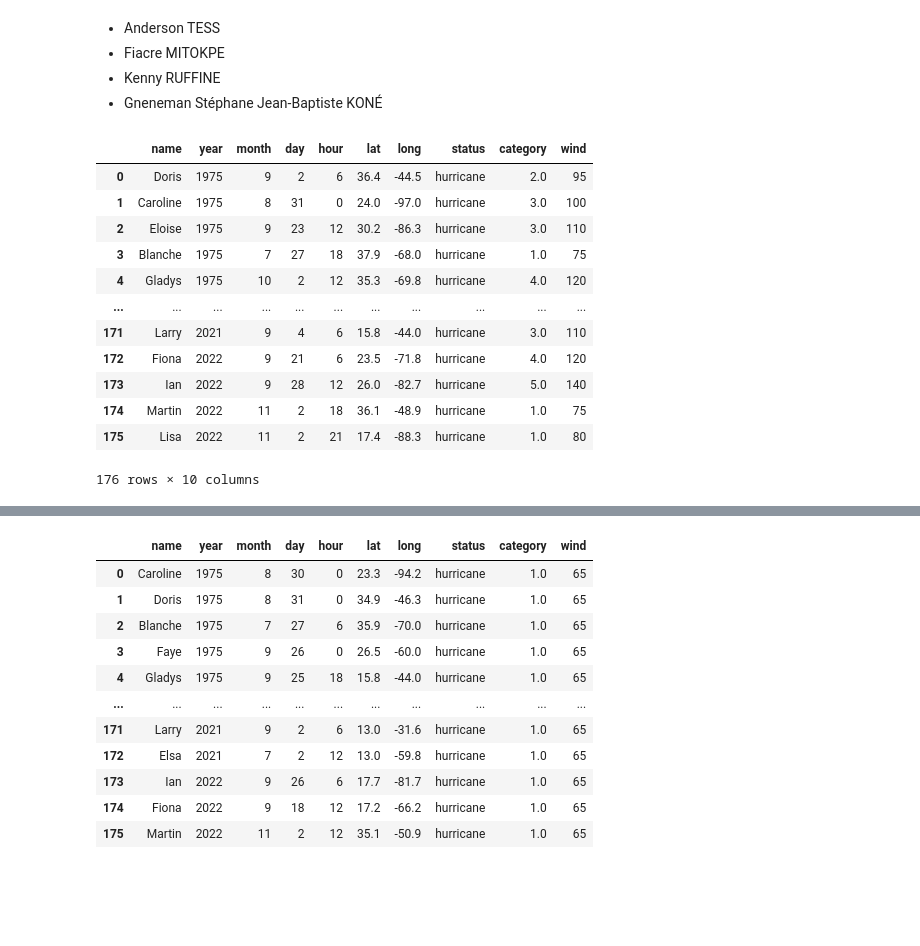
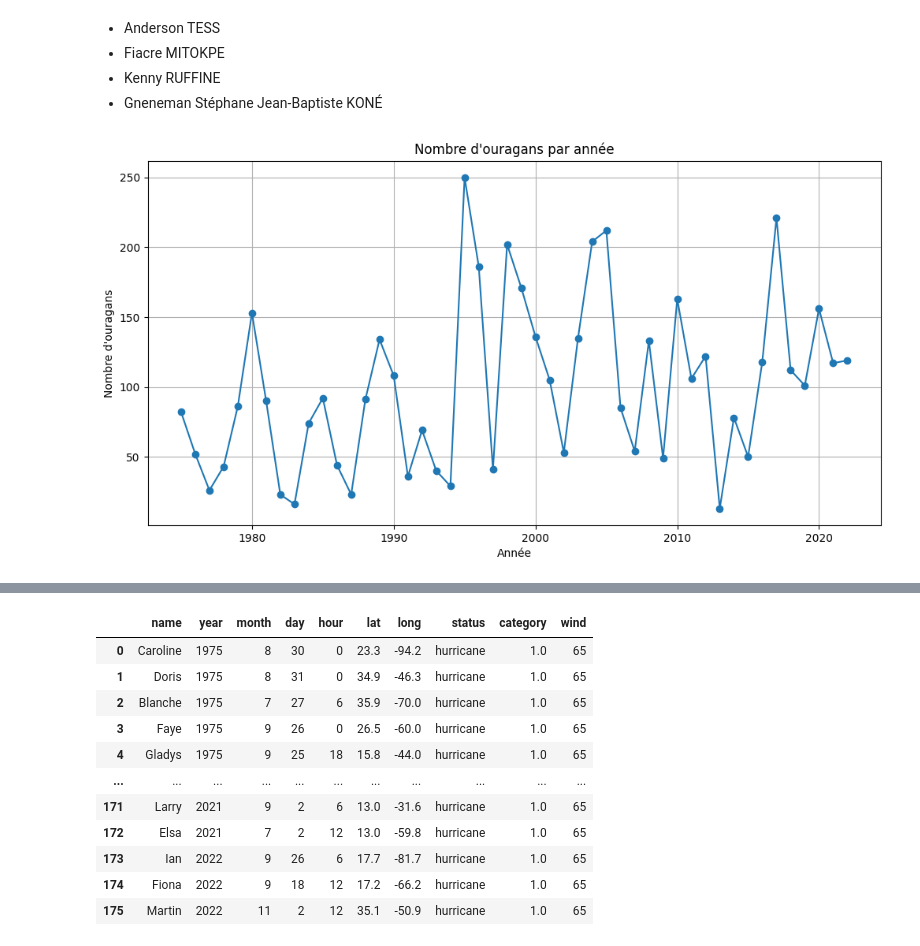
Before and after one commit to andersontess/Projet-Bio-Info, a Jupyter notebook: tess_mitopke_ruffine_kone.ipynb, the cells around one changed output, grey strips where cells are left out. Drawn from its saved outputs; the diff is of its cells as text; code cells hidden in the pictures; blank space fills up the shorter version.

```diff
--- a/tess_mitopke_ruffine_kone.ipynb
+++ b/tess_mitopke_ruffine_kone.ipynb
@@ -15,34 +15,22 @@ import seaborn as sns
 # %%
 #Dataset sur les cyclones (certaines lignes ont plus de virgules, c'est pourquoi on "skip" dans les bad_lines)
 df2 = pd.read_csv("storms (1).csv", sep=",", engine="python", on_bad_lines="skip")
 df2 = df2.drop(columns=["tropicalstorm_force_diameter", "hurricane_force_diameter", "pressure"]) # colonnes qu'on veut supprimer
 df2 = df2[df2["status"] == "hurricane"] # on regarde que les ouragans pour le moment
 
 # On garde que les moments min et max du vent pour chaque ouragan
 df2["wind"] = pd.to_numeric(df2["wind"], errors="coerce")
 
-# MAX WIND SPEEDS
-df2_max = df2.loc[df2.groupby("name")["wind"].idxmax()] # on groupe les ouragans par nom, puis on garde le moment ou le vent est au max
+# Comptage du nombre d'ouragans par année
+hurricanes_per_year = df2["year"].value_counts().sort_index()
 
-# On trie le dataset par annee
-df2_max = df2_max.sort_values(by="year", ascending=True)
-
-# on reset l'index pour faire plus propre
-df2_max = df2_max.reset_index(drop=True)
-
-# on affiche le dataset
-df2_max
+# Tracé du graphique
+plt.figure(figsize=(12, 6))
+plt.plot(hurricanes_per_year.index, hurricanes_per_year.values, marker='o', linestyle='-')
+plt.xlabel("Année")
+plt.ylabel("Nombre d'ouragans")
+plt.title("Nombre d'ouragans par année")
+plt.grid(True)
+plt.show()
 # %% [output]
-|  | name | year | month | day | hour | lat | long | status | category | wind |
-| 0 | Doris | 1975 | 9 | 2 | 6 | 36.4 | -44.5 | hurricane | 2.0 | 95 |
-| 1 | Caroline | 1975 | 8 | 31 | 0 | 24.0 | -97.0 | hurricane | 3.0 | 100 |
-| 2 | Eloise | 1975 | 9 | 23 | 12 | 30.2 | -86.3 | hurricane | 3.0 | 110 |
-| 3 | Blanche | 1975 | 7 | 27 | 18 | 37.9 | -68.0 | hurricane | 1.0 | 75 |
-| 4 | Gladys | 1975 | 10 | 2 | 12 | 35.3 | -69.8 | hurricane | 4.0 | 120 |
-| ... | ... | ... | ... | ... | ... | ... | ... | ... | ... | ... |
-| 171 | Larry | 2021 | 9 | 4 | 6 | 15.8 | -44.0 | hurricane | 3.0 | 110 |
-| 172 | Fiona | 2022 | 9 | 21 | 6 | 23.5 | -71.8 | hurricane | 4.0 | 120 |
-| 173 | Ian | 2022 | 9 | 28 | 12 | 26.0 | -82.7 | hurricane | 5.0 | 140 |
-| 174 | Martin | 2022 | 11 | 2 | 18 | 36.1 | -48.9 | hurricane | 1.0 | 75 |
-| 175 | Lisa | 2022 | 11 | 2 | 21 | 17.4 | -88.3 | hurricane | 1.0 | 80 |
-176 rows × 10 columns
+[figure, added]
```
Also changed, not shown: parts of 2 cells of this notebook.
